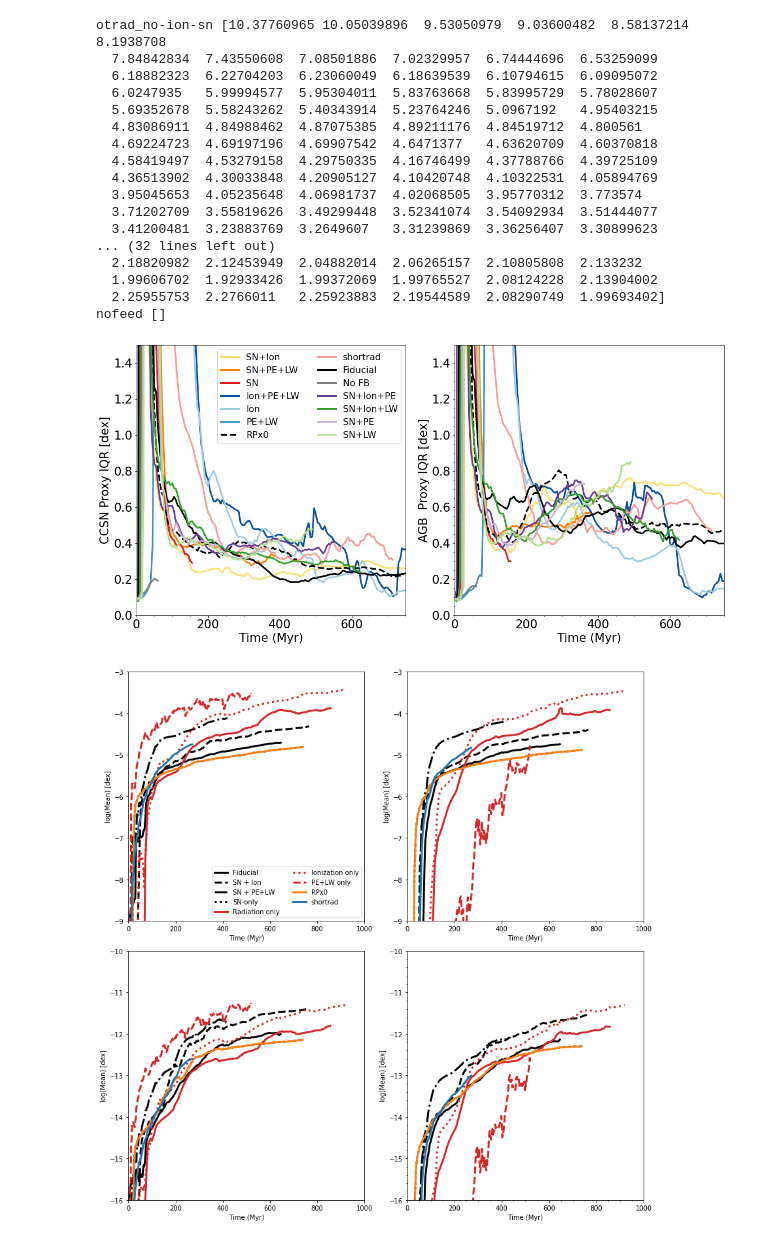
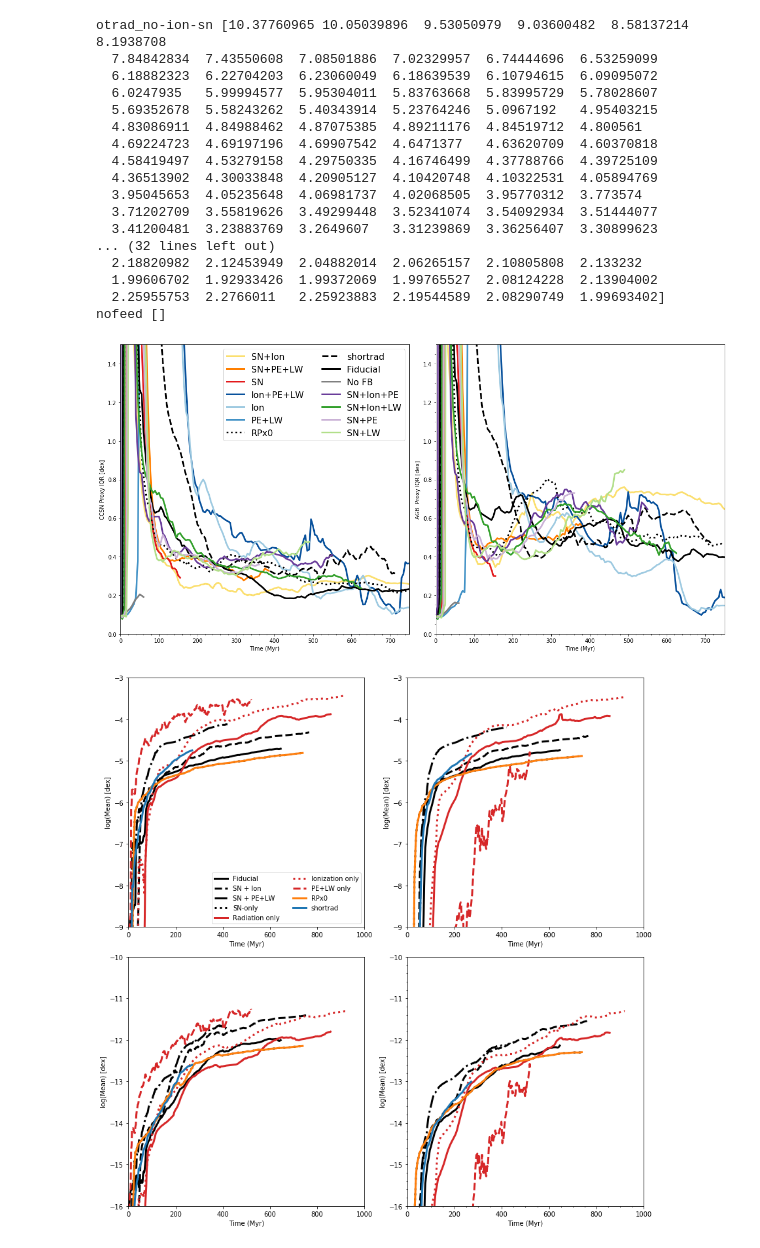
Before and after one commit to aemerick/galaxy_analysis, a Jupyter notebook: notebooks/physics_analysis_abundances.ipynb, the cells around one changed output. Cells and saved outputs as stored; diff of their text form; code cells hidden in the pictures.

```diff
--- a/notebooks/physics_analysis_abundances.ipynb
+++ b/notebooks/physics_analysis_abundances.ipynb
@@ -209,7 +209,7 @@ labels    = {'sn_only'           : 'SN',
              'otrad_ion-no-sn'   : 'Ion+PE+LW',
              'otrad_no-ion-sn'   : 'PE+LW',
              'shortrad'          : 'shortrad',
-             #'shortrad_72pc'     : 'shortrad-72pc',
+             'shortrad_72pc'     : 'shortrad-72pc',
              'sn_ion-no-otrad'   : 'SN+Ion',
              'sn_otrad_no-ion'   : 'SN+PE+LW',
              'snlw'              : 'SN+Ion+LW',
@@ -234,7 +234,7 @@ markers =    {'sn_only' : 'X',
              'otrad_ion-no-sn' : 'D',
              'otrad_no-ion-sn' : 'D',
              'shortrad'        : '*',
-             #'shortrad_72pc'   : '*',
+             'shortrad_72pc'   : '*',
              'sn_ion-no-otrad' : '*',
              'sn_otrad_no-ion' : '*',
              'snlw'            : '*',
@@ -368,22 +368,22 @@ elif True:
              'snlw'              : "#33a02c", # dark g
              'sn_ion-no-otrad'   : "#fbdf6f", # ligher orange
              'fiducial'          : "black",   # black
-             'shortrad'          : "#fb9a99", # pinkish
+             'shortrad'          : "black", # "#fb9a99", # pinkish
               'ion_no-otrad-sn'   : "#9ecae1", # ligher
               'otrad_no-ion-sn'   : "#4292c6", # lighter
               'otrad_ion-no-sn'  : "#08519c", # dark blue
 
 
-             'sn_otrad_ion_noRP'  : 'black',
-             'sn_otrad_ion_RPx2'  : magma(0.4),
+             'sn_otrad_ion_noRP'  : magma(0.3),
+             'sn_otrad_ion_RPx2'  : magma(0.45),
              'sn_otrad_ion_RPx5'  : magma(0.6),
              'sn_otrad_ion_RPx10' : magma(0.8)}
 
     lstyles = {}
     for k in colors:
         lstyles[k] = '-'
-    lstyles['shortrad'] = '-'
-    lstyles['sn_otrad_ion_noRP'] = '--'
+    lstyles['shortrad'] = '--'
+    lstyles['sn_otrad_ion_noRP'] = '-'
     #lstyles['sn_otrad_ion_noRP']  = '--'
     #lstyles['sn_otrad_ion_RPx2']  = '-.'
     #lstyles['sn_otrad_ion_RPx5']  = ':'
@@ -453,6 +453,11 @@ global_time_lim = [0.0, 750.0]
 
 full_base_comparison = base_comparison + ['nofeed','snpe','snlw',
                                                'snpe_noion','snlw_noion']
+
+
+
+label_set_1 = sn_runs + ['snpe','snlw','snpe_noion','snlw_noion'] + ['fiducial']
+label_set_2 = no_sn_runs + ['fiducial','nofeed','sn_otrad_ion_noRP','shortrad']
 # %%
 
 # try and load all galaxies
@@ -849,7 +880,14 @@ plot_runs = full_base_comparison
 
 for run in plot_runs:
     x,y = _get_plot_values(all_data, 'CNM', run, 'IQR', 'O')
-    ax[0].plot(x-x[0], y, color = colors[run], lw = 3, ls = lstyles[run], label = labels[run])
+
+    color = colors[run]
+    ls = lstyles[run]
+
+    if run == 'sn_otrad_ion_noRP':
+        color,ls = 'black',':'
+
+    ax[0].plot(x-x[0], y, color = color, lw = 3, ls = ls, label = labels[run])
 
     if run == 'otrad_no-ion-sn' or run == 'nofeed':
         print(run, y[x-x[0]>300])
@@ -858,7 +896,12 @@ plt.minorticks_on()
 
 for run in plot_runs:
     x,y = _get_plot_values(all_data, 'CNM', run, 'IQR', 'Ba')
-    ax[1].plot(x-x[0], y, color = colors[run], lw = 3, ls = lstyles[run], label = labels[run])
+    color = colors[run]
+    ls = lstyles[run]
+
+    if run == 'sn_otrad_ion_noRP':
+        color,ls = 'black',':'
+    ax[1].plot(x-x[0], y, color = color, lw = 3, ls = ls, label = labels[run])
     if run == 'otrad_no-ion-sn' or run == 'nofeed':
         print(run, y[x-x[0]>300])
 for a in ax:
@@ -876,34 +919,34 @@ ax[0].legend(ncol=2,loc='upper right',prop={'size':16})
 
 ax[0].set_ylabel(r'CCSN Proxy IQR [dex]')
 ax[1].set_ylabel(r'AGB  Proxy IQR [dex]')
 
 ax[0].set_xlim(0,750)
 ax[1].set_xlim(0,750)
 #ax[0].annotate("ISM", xy = (10,1), xycoords = 'data')
 #ax.annotate("CNM-only", xy = (10,1), xycoords = 'data')
 
 plt.tight_layout()
 
 fig.savefig("physics_comparison_IQR.png")
 # %% [output]
 otrad_no-ion-sn [10.37760965 10.05039896  9.53050979  9.03600482  8.58137214  8.1938708
   7.84842834  7.43550608  7.08501886  7.02329957  6.74444696  6.53259099
   6.18882323  6.22704203  6.23060049  6.18639539  6.10794615  6.09095072
   6.0247935   5.99994577  5.95304011  5.83763668  5.83995729  5.78028607
   5.69352678  5.58243262  5.40343914  5.23764246  5.0967192   4.95403215
   4.83086911  4.84988462  4.87075385  4.89211176  4.84519712  4.800561
   4.69224723  4.69197196  4.69907542  4.6471377   4.63620709  4.60370818
   4.58419497  4.53279158  4.29750335  4.16746499  4.37788766  4.39725109
   4.36513902  4.30033848  4.20905127  4.10420748  4.10322531  4.05894769
   3.95045653  4.05235648  4.06981737  4.02068505  3.95770312  3.773574
   3.71202709  3.55819626  3.49299448  3.52341074  3.54092934  3.51444077
   3.41200481  3.23883769  3.2649607   3.31239869  3.36256407  3.30899623
 ... (32 lines left out)
   2.18820982  2.12453949  2.04882014  2.06265157  2.10805808  2.133232
   1.99606702  1.92933426  1.99372069  1.99765527  2.08124228  2.13904002
   2.25955753  2.2766011   2.25923883  2.19544589  2.08290749  1.99693402]
 nofeed []
-[figure, old version]
+[figure, new version]
 # %%
 fig, ax = plt.subplots(2,2)
 fig.set_size_inches(12,12)
```
Also changed, not shown: parts of 12 cells of this notebook, 33 other files.
